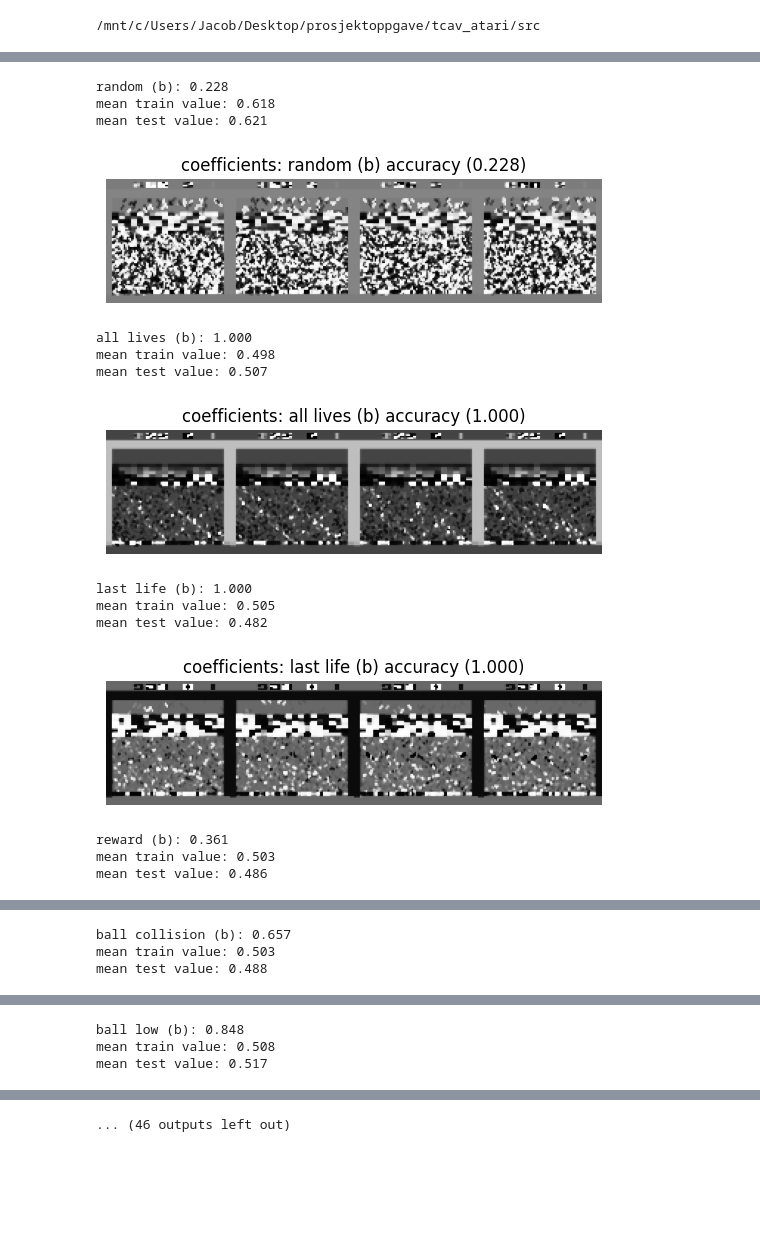
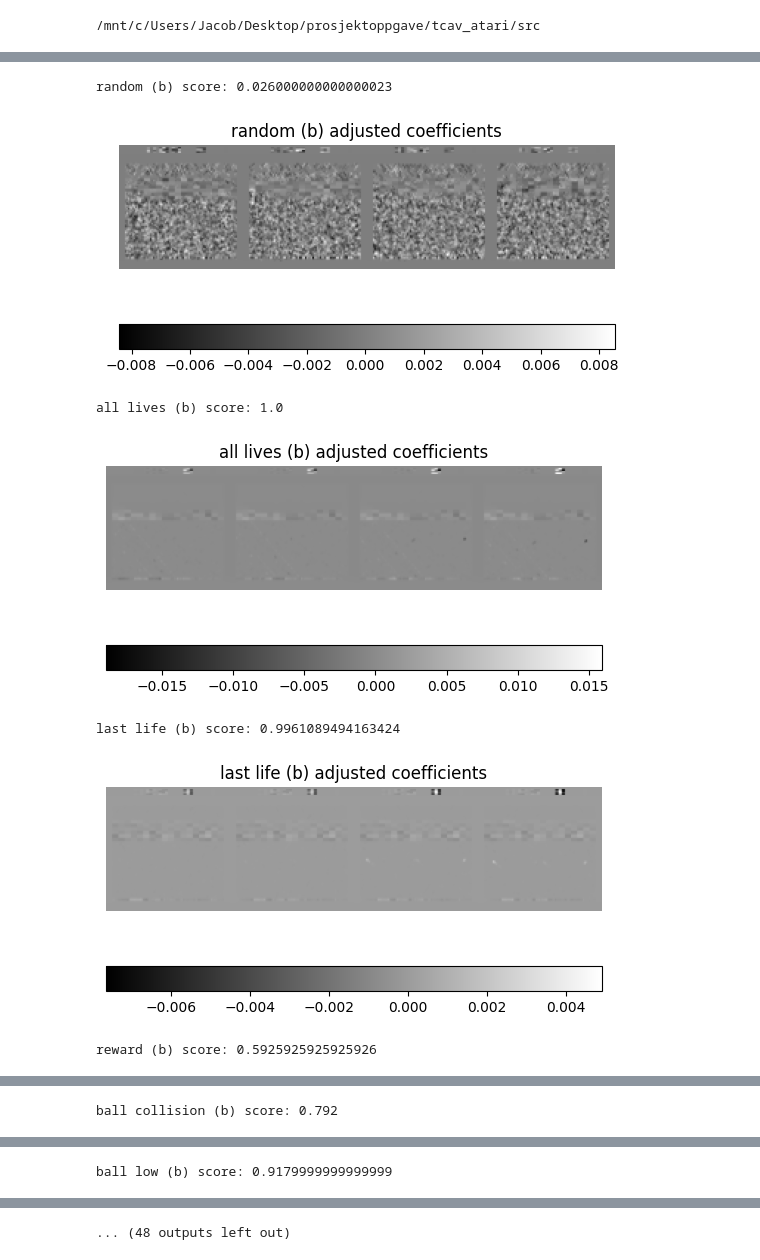
Before and after one commit to JacobLyLa/Qrunner-XAI, a Jupyter notebook: notebooks/input_correlations.ipynb, the cells around one changed output, grey strips where cells are left out. Drawn from its saved outputs; the diff is of its cells as text; code cells hidden in the pictures; blank space fills up the shorter version.

```diff
--- a/notebooks/input_correlations.ipynb
+++ b/notebooks/input_correlations.ipynb
@@ -39,47 +41,58 @@ def calculate_accuracy(train_acts, train_values, test_acts, test_values):
     pred = reg.predict(test_acts)
     score = accuracy_score(test_values, pred)
     return reg, 2*score-1
+# %%
+def gamma_correction(img, gamma):
+    """Apply gamma correction to an image."""
+    corrected = np.power(img, gamma)
+    return corrected
+
+def enhance_image(img, gamma):
+    """Enhance the patterns in the image."""
+    # Handle positive values
+    positive_part = np.clip(img, 0, 1)
+    positive_corrected = gamma_correction(positive_part, gamma)
+
+    # Handle negative values
+    negative_part = np.clip(img, -1, 0)
+    negative_corrected = -gamma_correction(-negative_part, gamma)
+
+    # Combine the results
+    enhanced_img = positive_corrected + negative_corrected
+    return enhanced_img
 # %%
 for concept in concept_instances.values():
     obs_train = concept.obs_train.reshape(len(concept.obs_train), -1)
     obs_test = concept.obs_test.reshape(len(concept.obs_test), -1)
     if concept.binary:
         reg, score = calculate_accuracy(obs_train, concept.values_train, obs_test, concept.values_test)
     else:
         reg, score = calculate_r2(obs_train, concept.values_train, obs_test, concept.values_test)
-    print(f'{concept.name}: {score:.3f}')
-    print(f'mean train value: {concept.values_train.mean():.3f}')
-    print(f'mean test value: {concept.values_test.mean():.3f}')
+    print(f'{concept.name} score: {score}')
 
     # plot the coefficents of reg with grey scale
     coefs = np.concatenate(reg.coef_.reshape(4,84,84), axis=1)
-    normalized_image = (coefs - coefs.min()) / (coefs.max() - coefs.min())
-    equalized_image = exposure.equalize_hist(normalized_image)
-    plt.imshow(equalized_image, cmap="Greys")
+    coefs = enhance_image(coefs, gamma=0.9)
+    plt.imshow(coefs, cmap='gray')
+    plt.colorbar(location='bottom')
+
     plt.axis('off')
-    plt.title(f'coefficients: {concept.name} accuracy ({score:.3f})')
+    plt.axis('off')
+    plt.title(f'{concept.name} adjusted coefficients')
     plt.show()
 
     # plot preds vs. true values if non-binary
     if not concept.binary:
         plt.scatter(concept.values_test, reg.predict(obs_test))
-        plt.xlabel('true values')
-        plt.ylabel('predicted values')
-        plt.title(f'pred vs. true values: {concept.name} r2 ({score:.3f})')
+        plt.xlabel('Actual values')
+        plt.ylabel('Predicted values')
+        plt.title(f'{concept.name} pred vs actual')
         plt.show()
 # %% [output]
-random (b): 0.228
-mean train value: 0.618
-mean test value: 0.621
+random (b) score: 0.026000000000000023
-[figure, old version]
+[figure, new version]
-all lives (b): 1.000
-mean train value: 0.498
-mean test value: 0.507
+all lives (b) score: 1.0
-[figure, old version]
+[figure, new version]
-last life (b): 1.000
-mean train value: 0.505
-mean test value: 0.482
+last life (b) score: 0.9961089494163424
-[figure, old version]
+[figure, new version]
-reward (b): 0.361
-mean train value: 0.503
-mean test value: 0.486
+reward (b) score: 0.5925925925925926
@@ -87,3 +100 @@ mean test value: 0.486
-ball collision (b): 0.657
-mean train value: 0.503
-mean test value: 0.488
+ball collision (b) score: 0.792
@@ -91,3 +102 @@ mean test value: 0.488
-ball low (b): 0.848
-mean train value: 0.508
-mean test value: 0.517
+ball low (b) score: 0.9179999999999999
@@ -95 +104 @@ mean test value: 0.517
-... (46 outputs left out)
+... (48 outputs left out)
```
Also changed, not shown: parts of 3 cells of this notebook, 8 other files.
